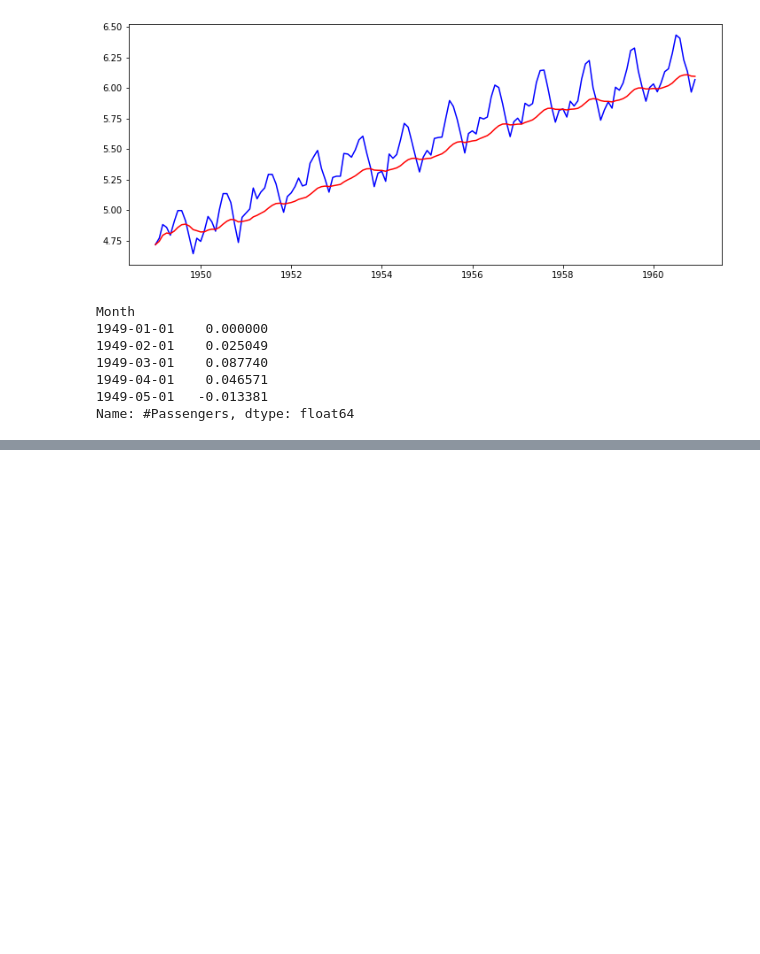
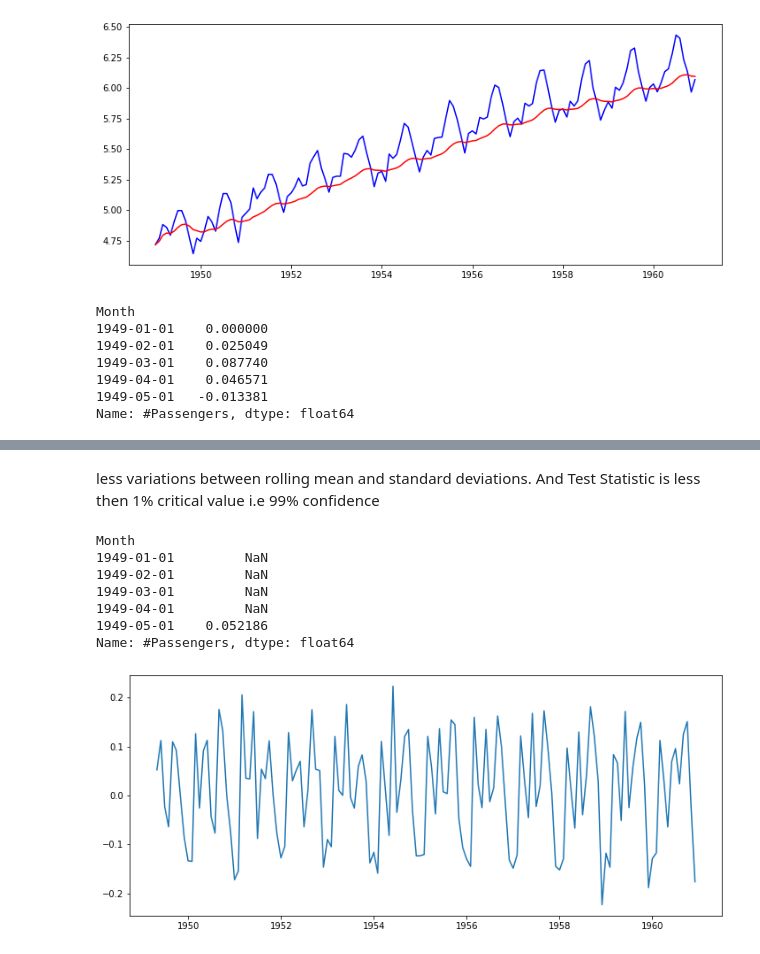
Before and after one commit to vishalgardas/Practice, a Jupyter notebook: Time Series/Air Passengers .ipynb, the cells around one changed output, grey strips where cells are left out. Drawn from its saved outputs; the diff is of its cells as text; code cells hidden in the pictures; blank space fills up the shorter version.

```diff
--- a/Time Series/Air Passengers .ipynb
+++ b/Time Series/Air Passengers .ipynb
@@ -257,0 +218,17 @@ dtype: float64
+# %% [markdown]
+less variations between rolling mean and standard deviations.
+And Test Statistic is less then 1% critical value i.e 99% confidence
+# %%
+ts_log_diff = ts_log - ts_log.shift()
+plt.figure(figsize=(12,5))
+plt.plot(ts_log_diff)
+print(ts_log_diff.head())
+# %% [output]
+Month
+1949-01-01         NaN
+1949-02-01         NaN
+1949-03-01         NaN
+1949-04-01         NaN
+1949-05-01    0.052186
+Name: #Passengers, dtype: float64
+[figure, added]
```
Also changed, not shown: parts of 20 cells of this notebook.
